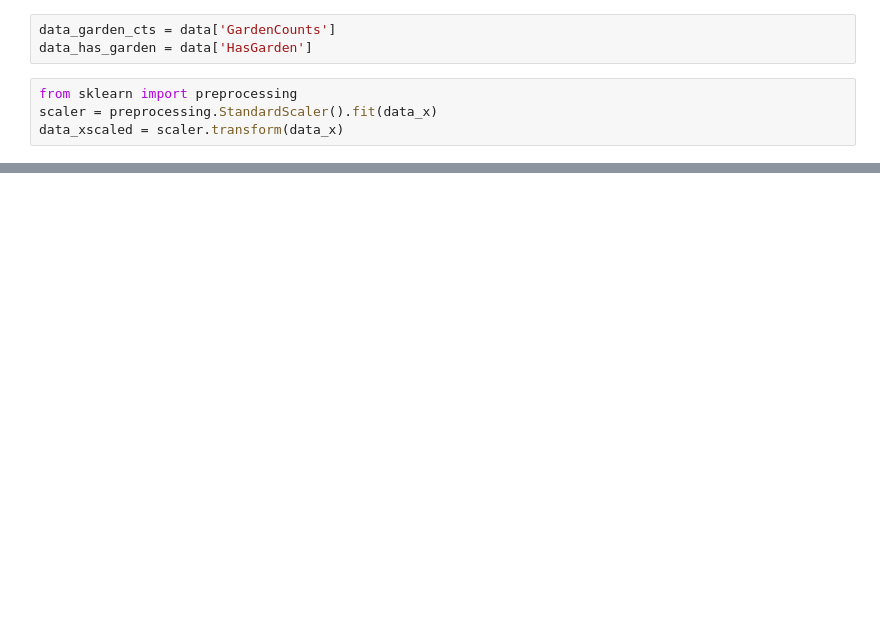
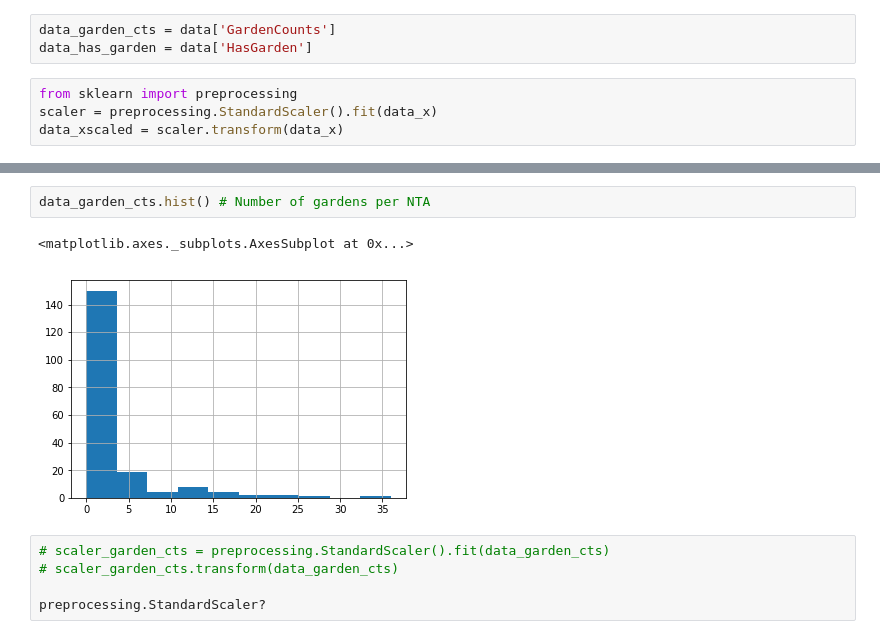
Before and after one commit to leonaisabelle/CUSP-ADS-Project, a Jupyter notebook: modelling_notebooks/PCA.ipynb, the cells around one changed output, grey strips where cells are left out. Drawn from its saved outputs; the diff is of its cells as text; blank space fills up the shorter version.

```diff
--- a/modelling_notebooks/PCA.ipynb
+++ b/modelling_notebooks/PCA.ipynb
@@ -81,0 +82,10 @@ for i in [0, 1]:
+# %%
+data_garden_cts.hist() # Number of gardens per NTA
+# %% [output]
+<matplotlib.axes._subplots.AxesSubplot at 0x...>
+[figure, added]
+# %%
+# scaler_garden_cts = preprocessing.StandardScaler().fit(data_garden_cts)
+# scaler_garden_cts.transform(data_garden_cts)
+
+preprocessing.StandardScaler?
```
Also changed, not shown: parts of 3 cells of this notebook, 1 other file.
